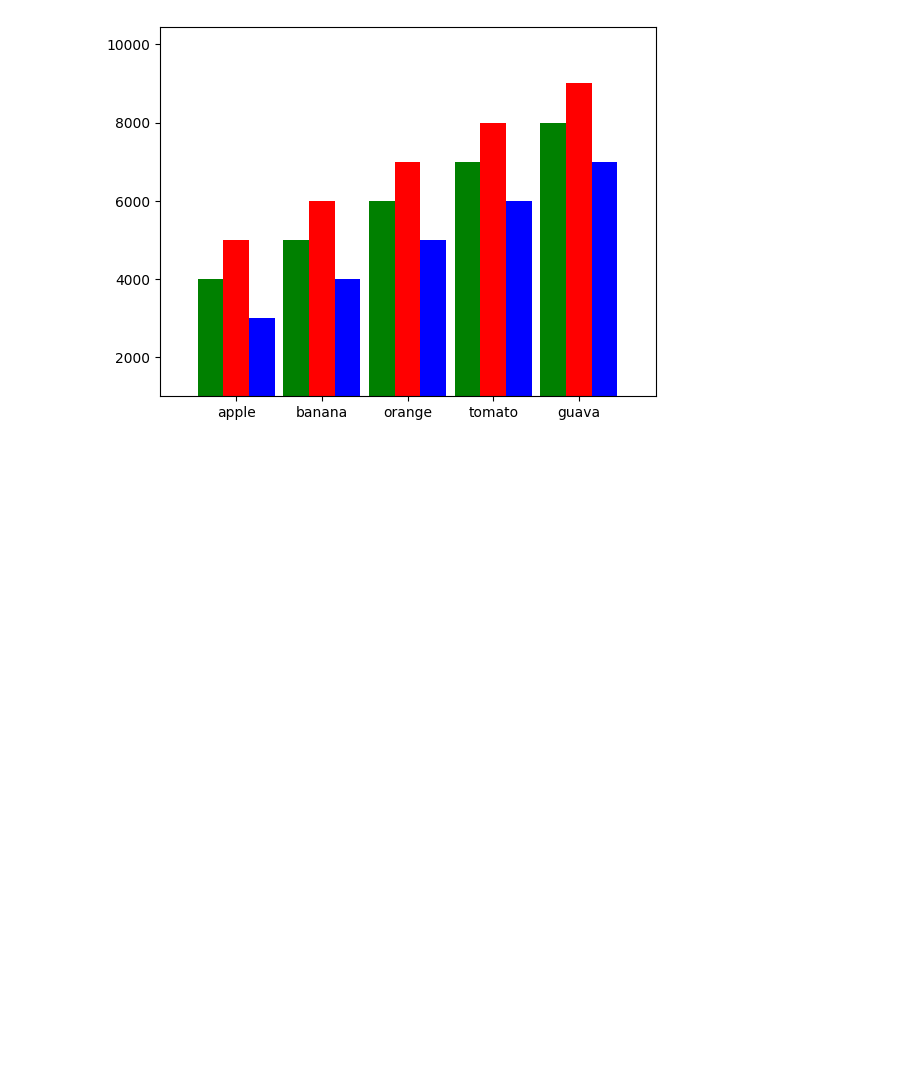
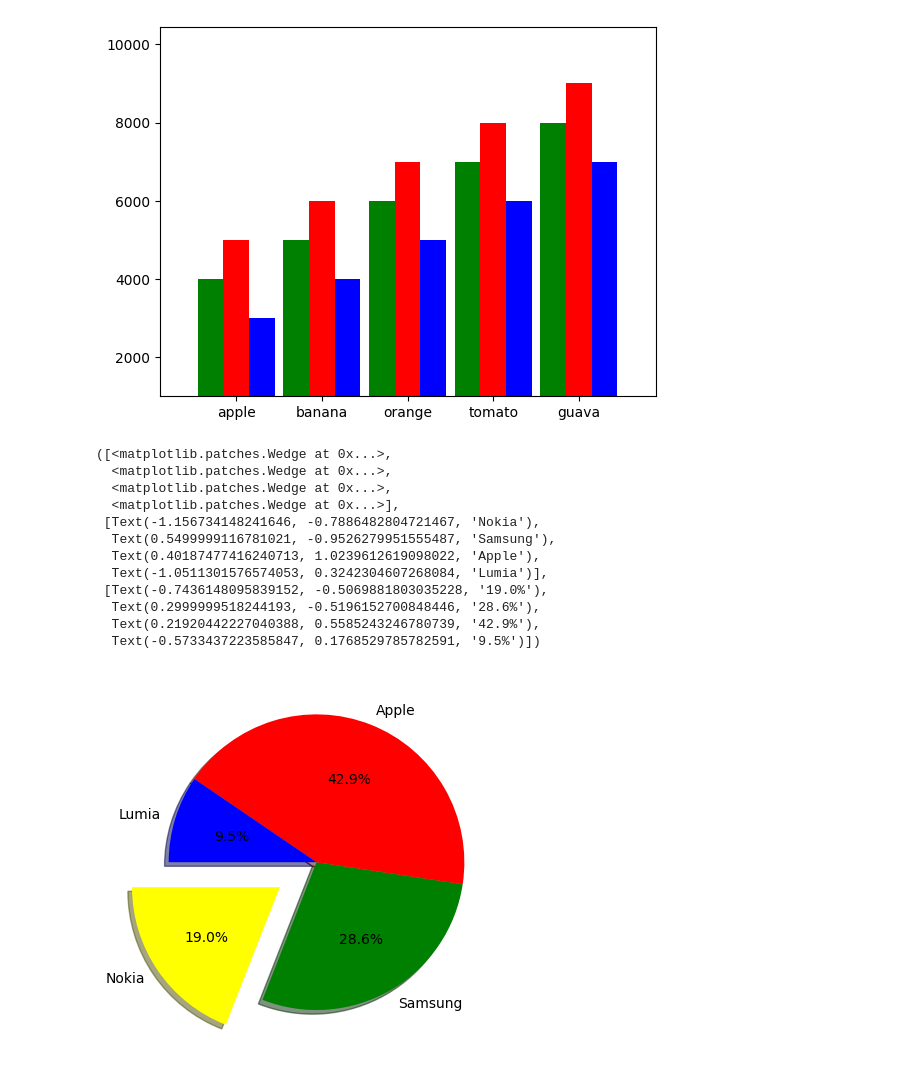
Before and after one commit to futitan/python_analysis, a Jupyter notebook: lesson14/lesson14_6.ipynb, the cells around one changed output. Cells and saved outputs as stored; diff of their text form; code cells hidden in the pictures; blank space fills up the shorter version.

```diff
--- a/lesson14/lesson14_6.ipynb
+++ b/lesson14/lesson14_6.ipynb
@@ -102,6 +102,21 @@ _ = plt.axis(xmin=xmin, xmax=xmax, ymin=ymin, ymax=ymax)
 # %%
 import matplotlib.pyplot as plt
 values=[20,30,45,10]
 labels=['Nokia','Samsung','Apple','Lumia']
-colors=['yellow','green',]
-plt.pie(values,labels=labels,colors=colors)
+colors = ['yellow', 'green', 'red', 'blue']
+#explode 突出位置 ,shadow 陰影, autopct 圖形顯示值與單位 因% 衝突所以要寫兩個%%
+plt.pie(values,labels=labels,colors=colors,startangle=180,explode=[0.3, 0, 0, 0],shadow=True,autopct='%1.1f%%')
+# %% [output]
+([<matplotlib.patches.Wedge at 0x...>,
+  <matplotlib.patches.Wedge at 0x...>,
+  <matplotlib.patches.Wedge at 0x...>,
+  <matplotlib.patches.Wedge at 0x...>],
+ [Text(-1.156734148241646, -0.7886482804721467, 'Nokia'),
+  Text(0.5499999116781021, -0.9526279951555487, 'Samsung'),
+  Text(0.40187477416240713, 1.0239612619098022, 'Apple'),
+  Text(-1.0511301576574053, 0.3242304607268084, 'Lumia')],
+ [Text(-0.7436148095839152, -0.5069881803035228, '19.0%'),
+  Text(0.2999999518244193, -0.5196152700848446, '28.6%'),
+  Text(0.21920442227040388, 0.5585243246780739, '42.9%'),
+  Text(-0.5733437223585847, 0.1768529785782591, '9.5%')])
+[figure, added]
```
